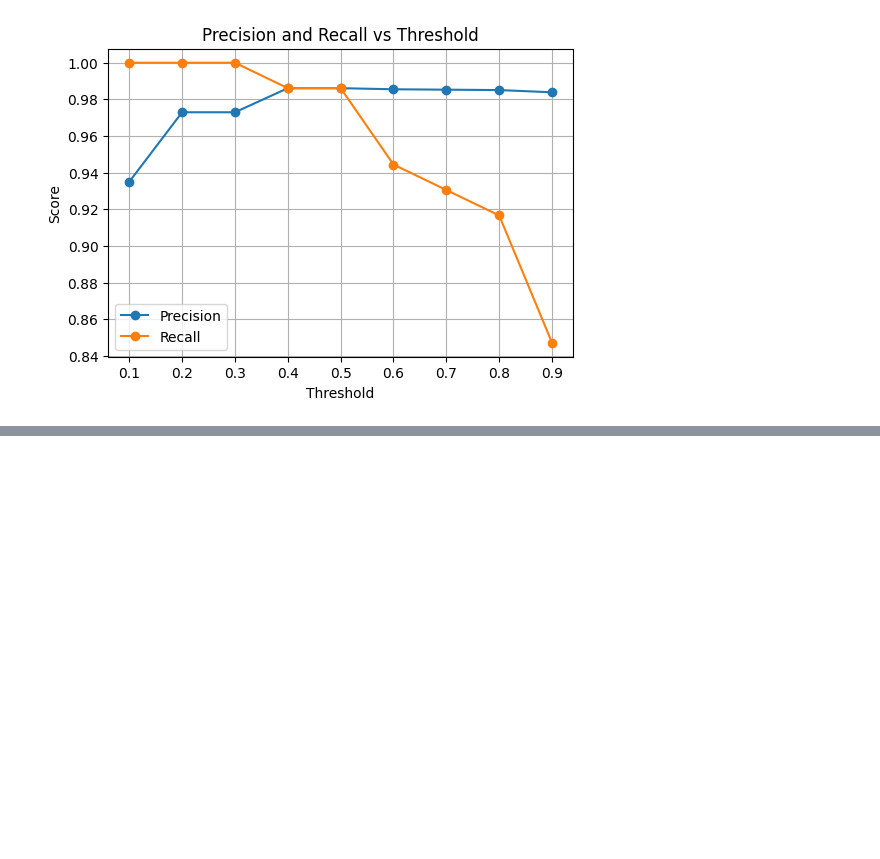
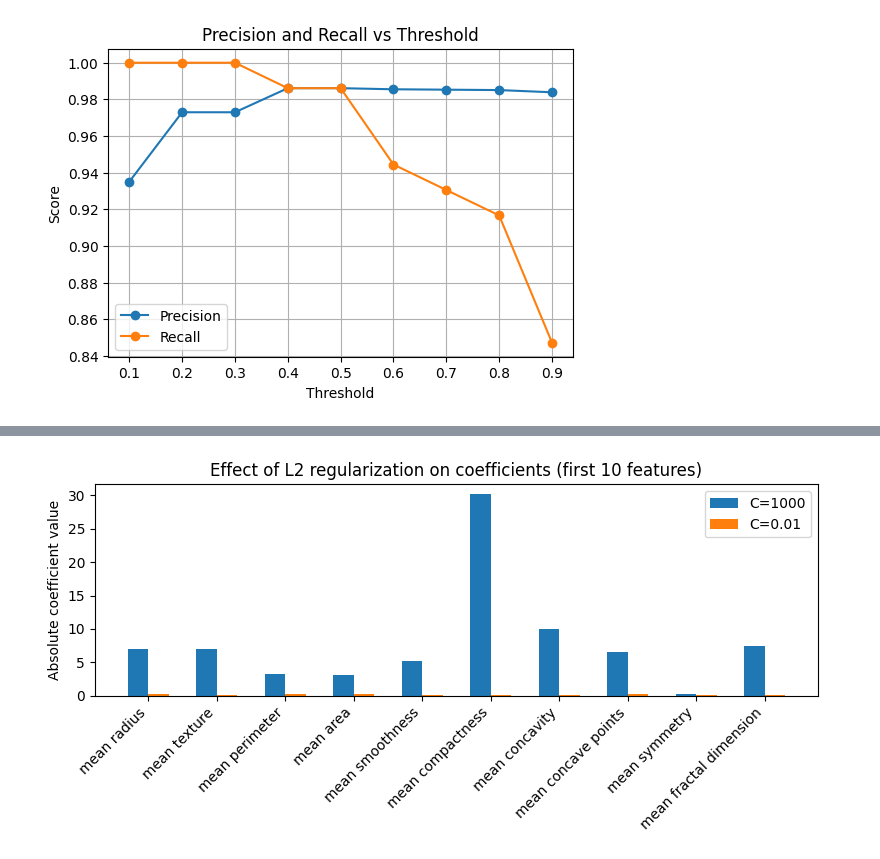
Before and after one commit to sonjoy1s/ML, a Jupyter notebook: Module14.ipynb, the cells around one changed output, grey strips where cells are left out. Cells and saved outputs as stored; diff of their text form; code cells hidden in the pictures; blank space fills up the shorter version.

```diff
--- a/Module14.ipynb
+++ b/Module14.ipynb
@@ -283,3 +283,16 @@ plt.legend()
 plt.show()
 # %% [output]
 [figure]
+# %%
+# Two models with different regularization strengths
+clf_weak_reg = LogisticRegression(max_iter=100, C=1000.0) #Weak regularixation
+clf_strong_reg = LogisticRegression(max_iter=100, C=0.01) #Strong regularixation
+
+clf_weak_reg.fit(X_train_scaled,y_train)
+clf_strong_reg.fit(X_train_scaled,y_train)
+
+y_pred_weak = clf_weak_reg.predict(X_test_scaled)
+y_pred_strong = clf_strong_reg.predict(X_test_scaled)
+
+print("Weak reg (C=1000) test accuracy: ", accuracy_score(y_test, y_pred_weak))
+print("Strong reg (C=0.01) test accuracy: ", accuracy_score(y_test, y_pred_strong))
@@ -285,0 +302,12 @@ plt.show()
+# %%
+# Compare coefficient magnitudes
+coef_weak = clf_weak_reg.coef_[0]
+coef_strong = clf_strong_reg.coef_[0]
+
+coef_df = pd.DataFrame({
+    "feature": feature_name,
+    "coef_weak_C_1000":coef_weak,
+    "coef_strong_C_0.01":coef_strong
+})
+
+coef_df.head(15)
@@ -285,0 +331,16 @@ plt.show()
+# %%
+# Plot absolute values for the first 10 coefficients
+n_plot = 10
+indices = np.arange(n_plot)
+
+plt.figure(figsize=(8, 4))
+plt.bar(indices - 0.15, np.abs(coef_weak[:n_plot]), width=0.3, label="C=1000")
+plt.bar(indices + 0.15, np.abs(coef_strong[:n_plot]), width=0.3, label="C=0.01")
+plt.xticks(indices, feature_name[:n_plot], rotation=45, ha="right")
+plt.ylabel("Absolute coefficient value")
+plt.title("Effect of L2 regularization on coefficients (first 10 features)")
+plt.legend()
+plt.tight_layout()
+plt.show()
+# %% [output]
+[figure, added]
```
Also changed, not shown: parts of 2 cells of this notebook.
